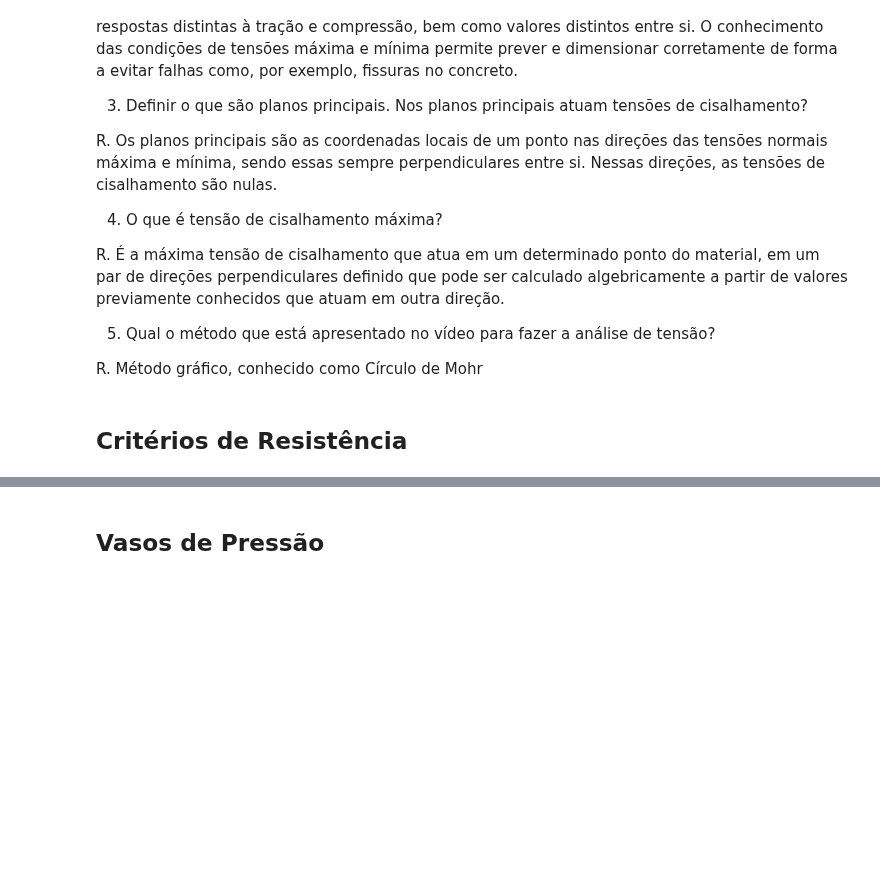
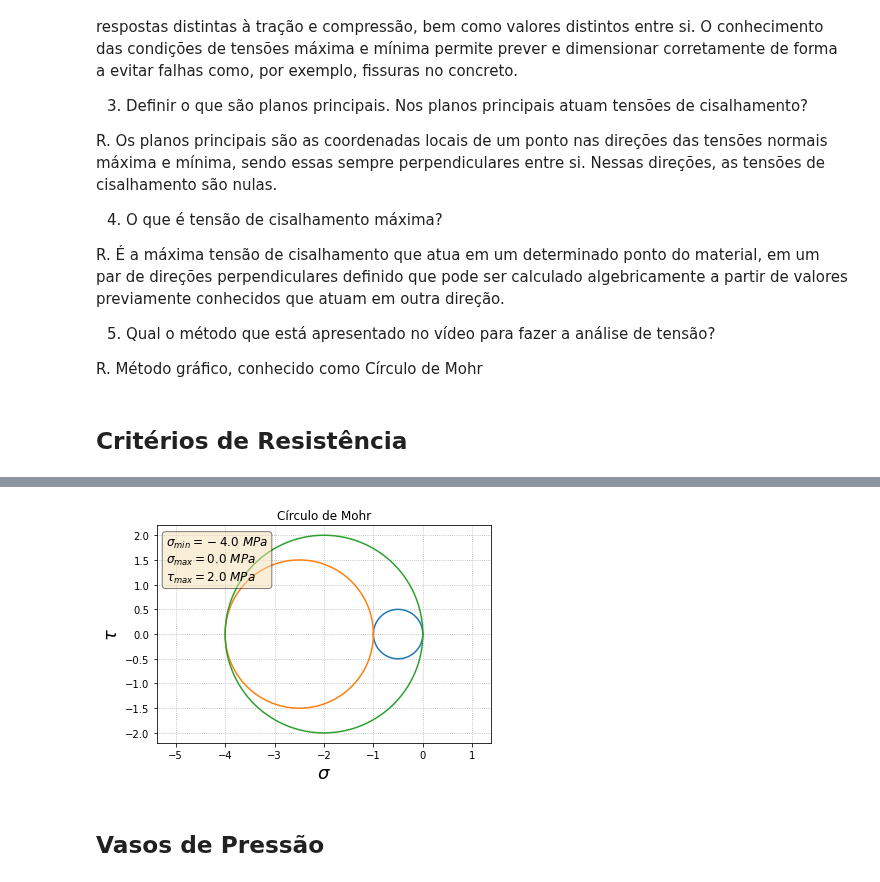
Before and after one commit to noedelima/Mecanica_dos_Solidos_Uff_20_1, a Jupyter notebook: Mecânica dos Sólidos II.ipynb, the cells around one changed output, grey strips where cells are left out. Saved outputs shown, nothing was run; the diff lists cells and outputs as text; code cells hidden in the pictures; blank space fills up the shorter version.

```diff
--- a/Mecânica dos Sólidos II.ipynb
+++ b/Mecânica dos Sólidos II.ipynb
@@ -343,3 +388,7 @@ R. Método gráfico, conhecido como Círculo de Mohr
+# %%
+mohr_xyz(-1,-4)
+# %% [output]
+[figure, added]
 # %% [markdown]
 ## Vasos de Pressão
 # %% [markdown]
```
Also changed, not shown: parts of 5 cells of this notebook.
